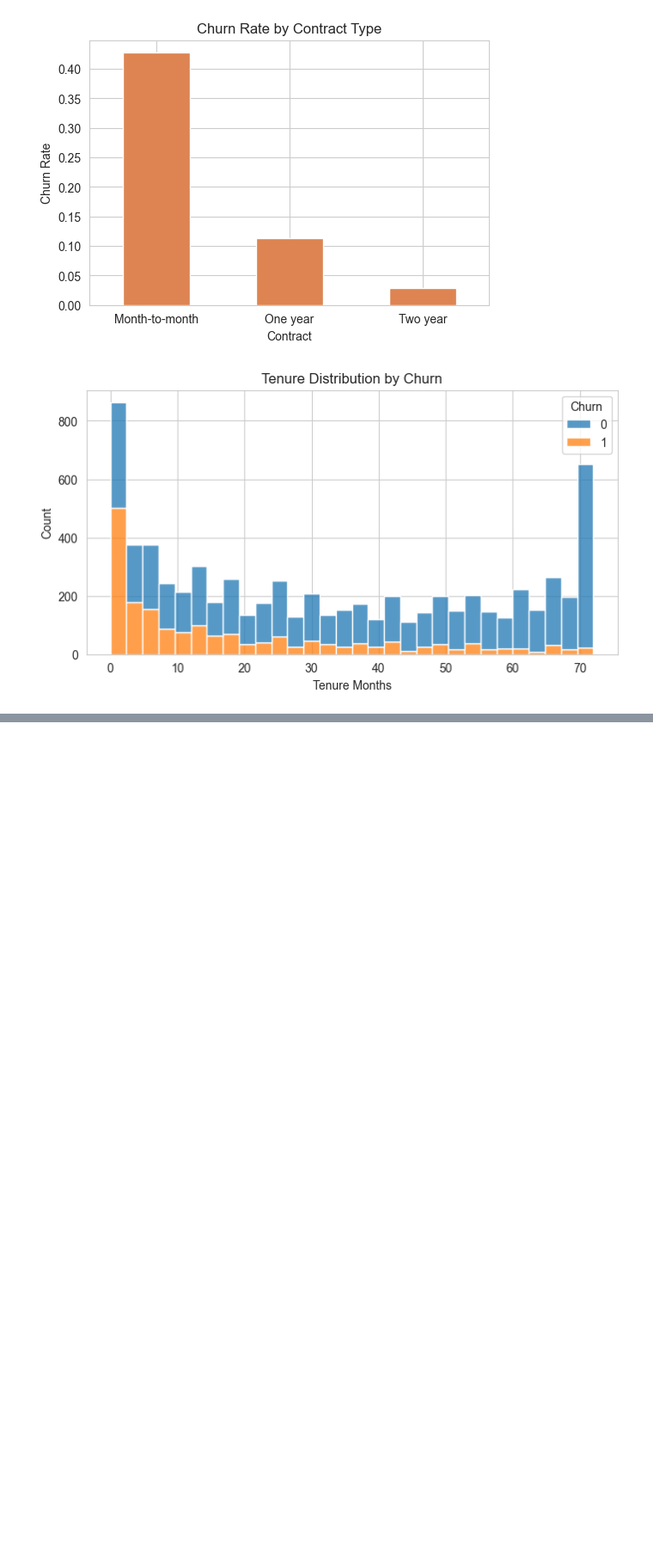
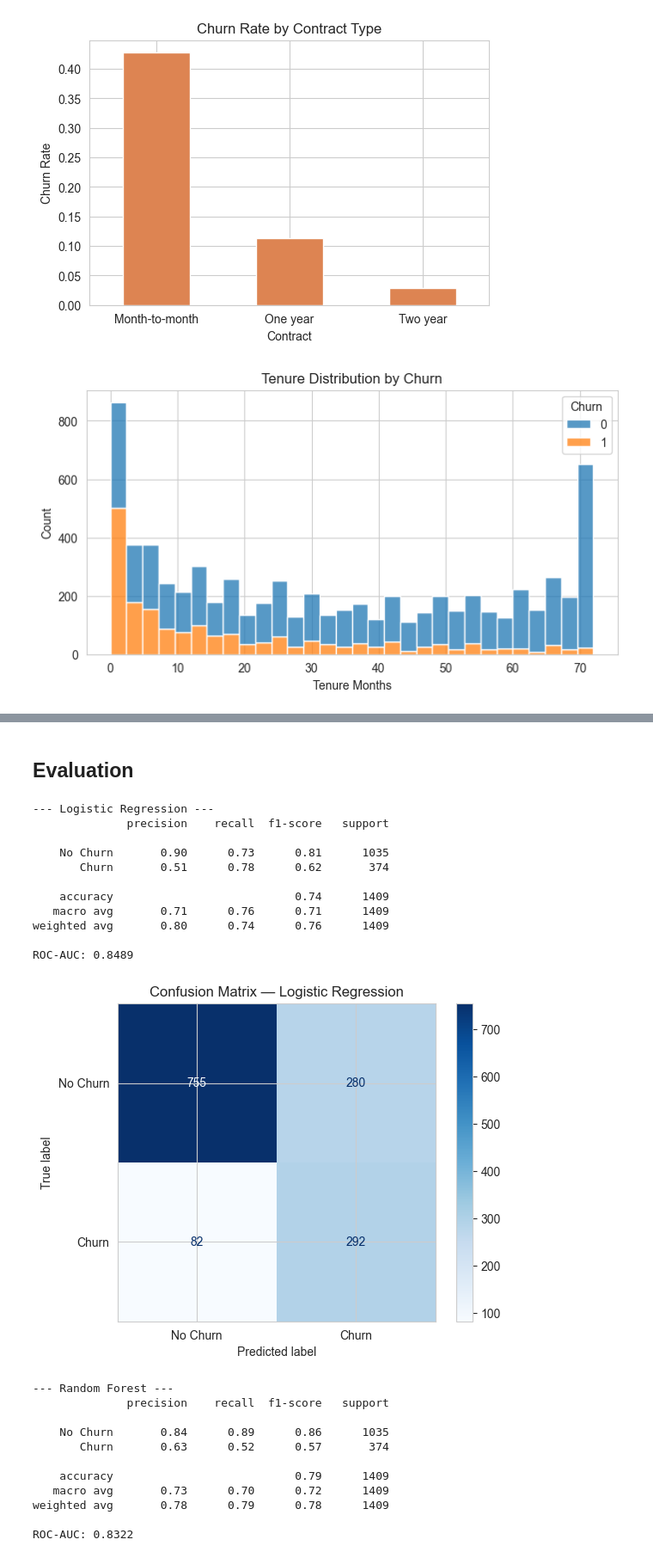
Before and after one commit to JFGBMath/churn-model-deployment, a Jupyter notebook: notebooks/01_eda_and_model_training.ipynb, the cells around one changed output, grey strips where cells are left out. Shown at 86% size. Cells and saved outputs as stored; diff of their text form; code cells hidden in the pictures; blank space fills up the shorter version.

```diff
--- a/notebooks/01_eda_and_model_training.ipynb
+++ b/notebooks/01_eda_and_model_training.ipynb
@@ -69,0 +94,20 @@ plt.show()
+# %%
+
+
+from sklearn.linear_model import LogisticRegression
+from sklearn.ensemble import RandomForestClassifier
+
+preprocessor = build_preprocessing_pipeline(numeric_cols, categorical_cols)
+
+log_reg_pipeline = Pipeline([
+    ("preprocessor", preprocessor),
+    ("classifier", LogisticRegression(class_weight="balanced", max_iter=1000, random_state=42))
+])
+
+rf_pipeline = Pipeline([
+    ("preprocessor", preprocessor),
+    ("classifier", RandomForestClassifier(class_weight="balanced", n_estimators=200, random_state=42))
+])
+
+log_reg_pipeline.fit(X_train, y_train)
+rf_pipeline.fit(X_train, y_train)
@@ -69,0 +132,45 @@ plt.show()
+# %% [markdown]
+## Evaluation
+# %%
+
+from sklearn.metrics import classification_report, roc_auc_score, confusion_matrix, ConfusionMatrixDisplay
+
+def evaluate_model(pipeline, X_test, y_test, name):
+    y_pred = pipeline.predict(X_test)
+    y_proba = pipeline.predict_proba(X_test)[:, 1]
+
+    print(f"--- {name} ---")
+    print(classification_report(y_test, y_pred, target_names=["No Churn", "Churn"]))
+    print(f"ROC-AUC: {roc_auc_score(y_test, y_proba):.4f}")
+
+    cm = confusion_matrix(y_test, y_pred)
+    ConfusionMatrixDisplay(cm, display_labels=["No Churn", "Churn"]).plot(cmap="Blues")
+    plt.title(f"Confusion Matrix — {name}")
+    plt.show()
+
+evaluate_model(log_reg_pipeline, X_test, y_test, "Logistic Regression")
+evaluate_model(rf_pipeline, X_test, y_test, "Random Forest")
+# %% [output]
+--- Logistic Regression ---
+              precision    recall  f1-score   support
+
+    No Churn       0.90      0.73      0.81      1035
+       Churn       0.51      0.78      0.62       374
+
+    accuracy                           0.74      1409
+   macro avg       0.71      0.76      0.71      1409
+weighted avg       0.80      0.74      0.76      1409
+
+ROC-AUC: 0.8489
+[figure, added]
+--- Random Forest ---
+              precision    recall  f1-score   support
+
+    No Churn       0.84      0.89      0.86      1035
+       Churn       0.63      0.52      0.57       374
+
+    accuracy                           0.79      1409
+   macro avg       0.73      0.70      0.72      1409
+weighted avg       0.78      0.79      0.78      1409
+
+ROC-AUC: 0.8322
```
Also changed, not shown: parts of 11 cells of this notebook.
